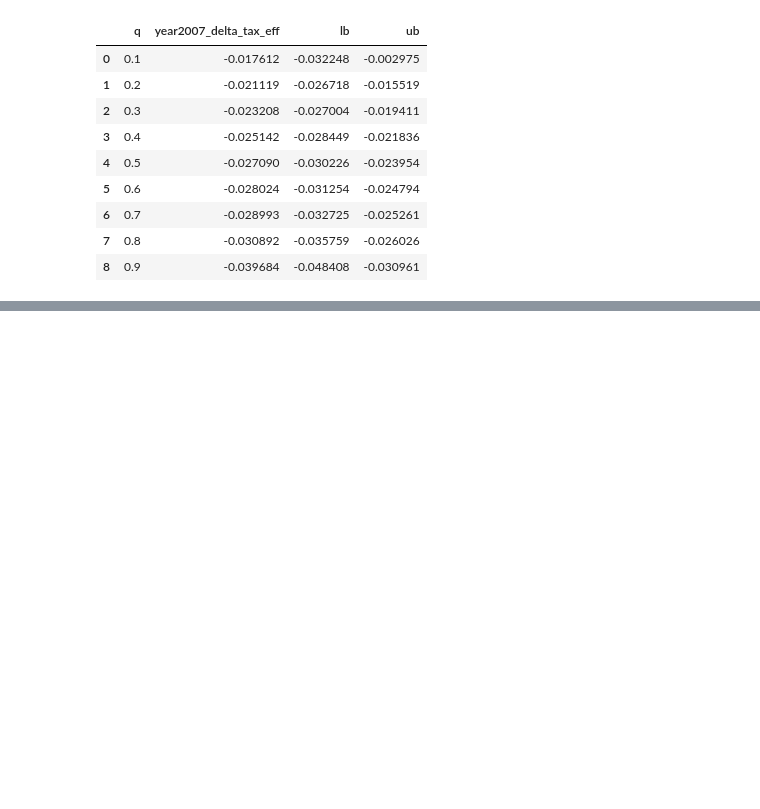
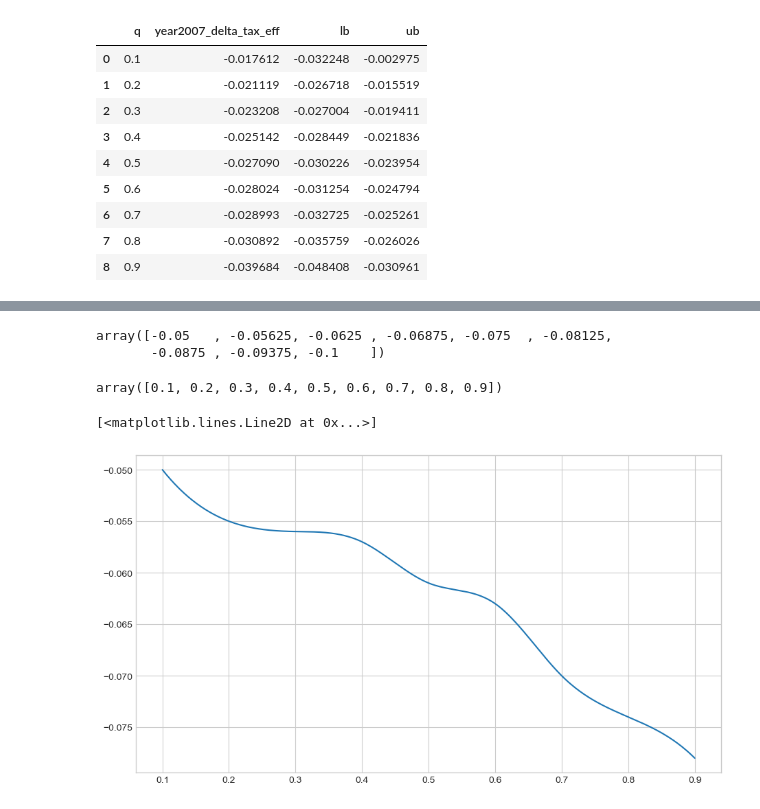
Before and after one commit to jorgenhost/No_taxation_without_capitalization, a Jupyter notebook: 5_main.ipynb, the cells around one changed output, grey strips where cells are left out. Saved outputs shown, nothing was run; the diff lists cells and outputs as text; code cells hidden in the pictures; blank space fills up the shorter version.

```diff
--- a/5_main.ipynb
+++ b/5_main.ipynb
@@ -760,0 +817,21 @@ models_fe_across_robust.to_parquet('models/quantiles_fe_across_robust.pq')
+# %%
+shacks_
+# %% [output]
+array([-0.05   , -0.05625, -0.0625 , -0.06875, -0.075  , -0.08125,
+       -0.0875 , -0.09375, -0.1    ])
+# %%
+shacks_=np.array([-0.05   , -0.055, -0.056 , -0.057, -0.061  , -0.063,
+       -0.070 , -0.074, -0.078   ])
+# %%
+X_Y_Spline = make_interp_spline(quantiles, shacks_)
+# %%
+quantiles
+# %% [output]
+array([0.1, 0.2, 0.3, 0.4, 0.5, 0.6, 0.7, 0.8, 0.9])
+# %%
+temp=np.linspace(quantiles.min(), quantiles.max(), 500)
+new=X_Y_Spline(temp)
+plt.plot(temp, new)
+# %% [output]
+[<matplotlib.lines.Line2D at 0x...>]
+[figure, added]
```
Also changed, not shown: parts of 18 cells of this notebook, 11 other files.
